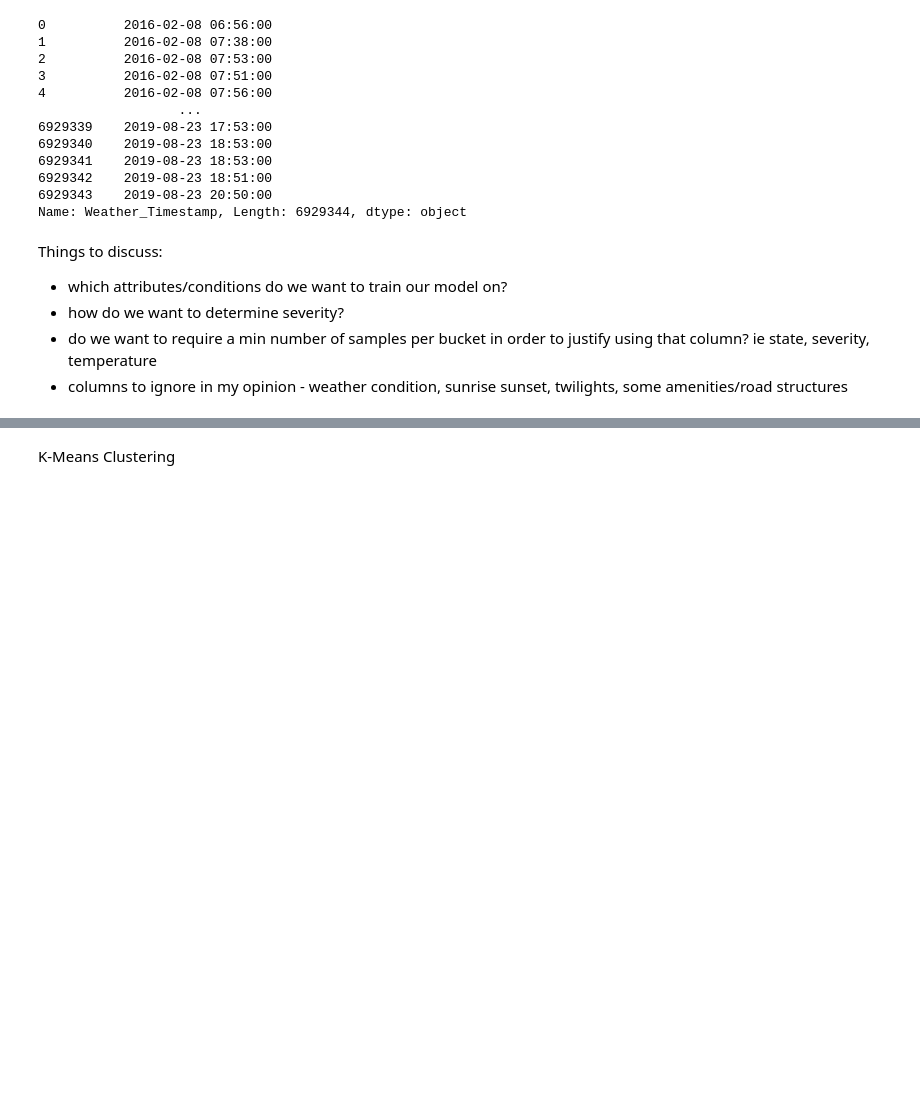
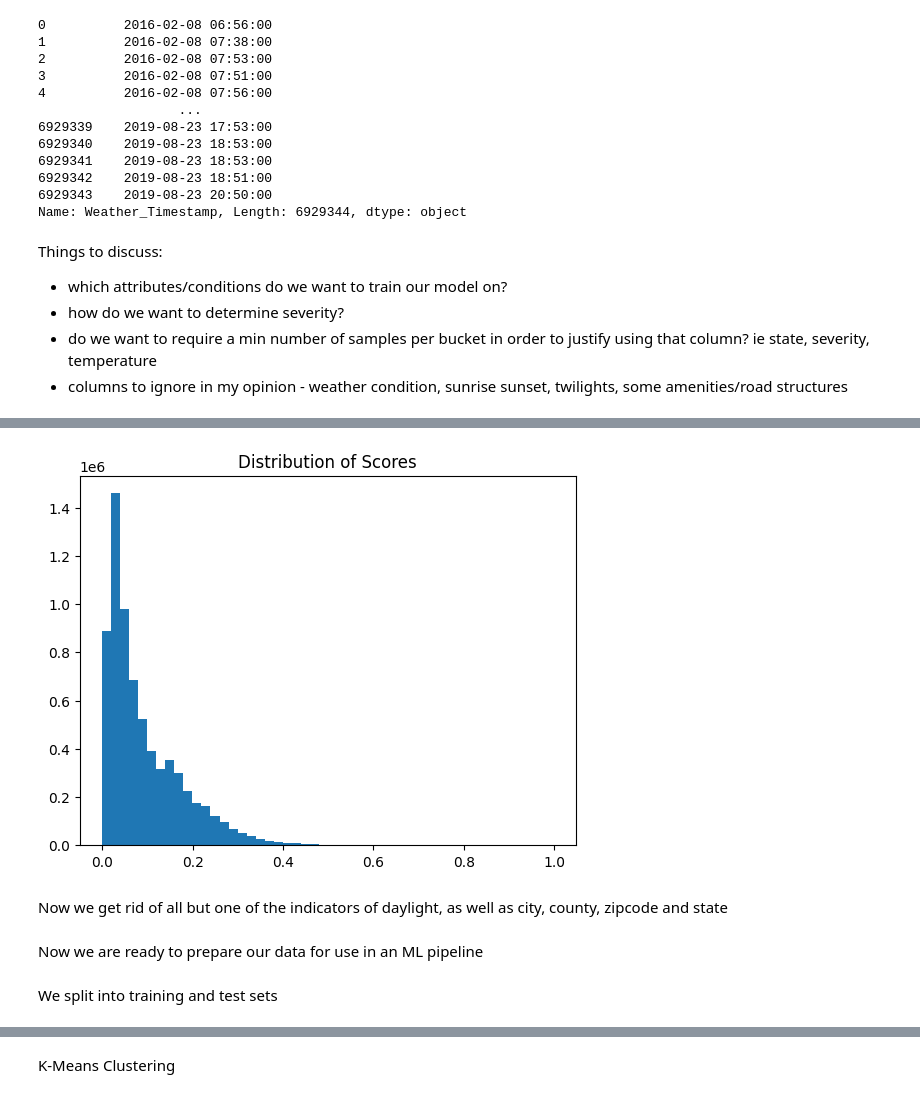
Before and after one commit to Jaredwinn77/Math-302-project, a Jupyter notebook: data.ipynb, the cells around one changed output, grey strips where cells are left out. Saved outputs shown, nothing was run; the diff lists cells and outputs as text; code cells hidden in the pictures; blank space fills up the shorter version.

```diff
--- a/data.ipynb
+++ b/data.ipynb
@@ -425,0 +417,3 @@ Temporal distribution
+# %%
+df = data
+df = df.drop(columns = ["Weather_Condition", "Weather_Timestamp"])
@@ -425,0 +422,5 @@ Temporal distribution
+# %%
+df['Start_Time'] = pd.to_datetime(df['Start_Time'])
+df['End_Time']   = pd.to_datetime(df['End_Time'])
+df['Total_Time'] = df['End_Time'] - df['Start_Time']
+df = df.drop(columns=['End_Time'])
@@ -425,0 +429,8 @@ Temporal distribution
+# %%
+# Calculate the weighted score
+df['Total_Time'] = df['Total_Time'].dt.total_seconds() / 3600
+df['score'] = df["Severity"]**2 * (1*df['Distance(mi)'] + 0.1*df['Total_Time'])
+# We next normalize it
+df['score'] = (np.log1p(df['score']) - np.log1p(df['score'].min()))/ np.log1p((df['score'].max()) - np.log1p(df['score'].min()))
+# Now we drop the columns we used to make it
+df = df.drop(columns=['Total_Time', 'Severity','Distance(mi)' ])
@@ -425,0 +451,8 @@ Temporal distribution
+# %%
+plt.hist(df['score'], bins=50)
+plt.title("Distribution of Scores")
+plt.show()
+# %% [output]
+[figure, added]
+# %% [markdown]
+Now we get rid of all but one of the indicators of daylight, as well as city, county, zipcode and state
@@ -425,0 +466,2 @@ Temporal distribution
+# %% [markdown]
+Now we are ready to prepare our data for use in an ML pipeline
@@ -425,0 +474,2 @@ Temporal distribution
+# %% [markdown]
+We split into training and test sets
```
Also changed, not shown: parts of 33 cells of this notebook.
